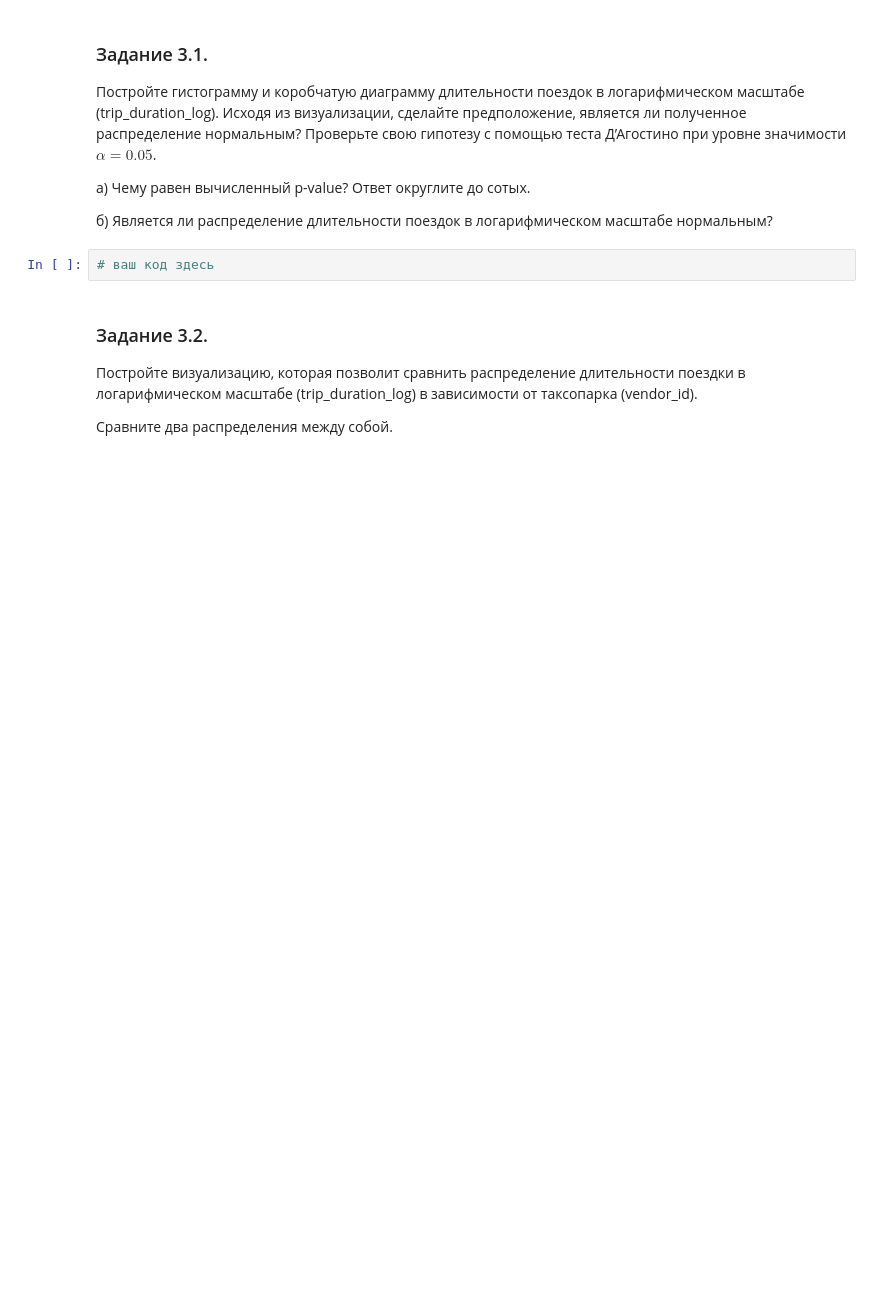
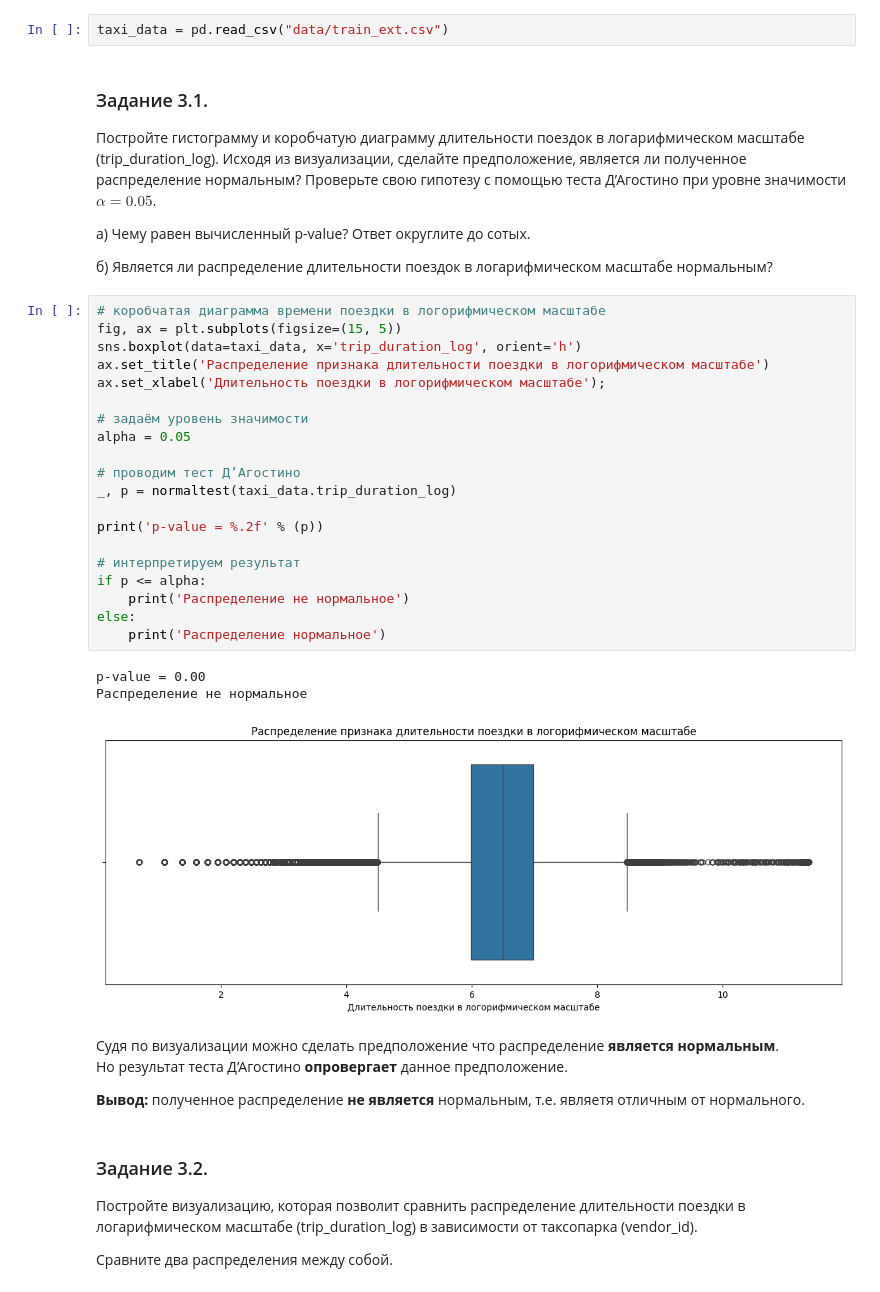
Before and after one commit to AntonYurkovskiy/Project_5_NY_City_Taxi_Trip_Duration, a Jupyter notebook: Project-5._Ноутбук-шаблон.ipynb, the cells around one changed output. Drawn from its saved outputs; the diff is of its cells as text; blank space fills up the shorter version.

```diff
--- a/Project-5._Ноутбук-шаблон.ipynb
+++ b/Project-5._Ноутбук-шаблон.ipynb
@@ -569,3 +565,5 @@ taxi_data['trip_duration_log'] = np.log(taxi_data['trip_duration']+1)
+# %%
+taxi_data = pd.read_csv("data/train_ext.csv")
 # %% [markdown]
 ### Задание 3.1.
 Постройте гистограмму и коробчатую диаграмму длительности поездок в логарифмическом масштабе (trip_duration_log).
@@ -575,8 +573,35 @@ taxi_data['trip_duration_log'] = np.log(taxi_data['trip_duration']+1)
 а) Чему равен вычисленный p-value? Ответ округлите до сотых.
 
 б) Является ли распределение длительности поездок в логарифмическом масштабе нормальным?
-# %%
-# ваш код здесь
+# %%
+# коробчатая диаграмма времени поездки в логорифмическом масштабе
+fig, ax = plt.subplots(figsize=(15, 5))
+sns.boxplot(data=taxi_data, x='trip_duration_log', orient='h')
+ax.set_title('Распределение признака длительности поездки в логорифмическом масштабе')
+ax.set_xlabel('Длительность поездки в логорифмическом масштабе');
+
+# задаём уровень значимости
+alpha = 0.05
+
+# проводим тест Д’Агостино
+_, p = normaltest(taxi_data.trip_duration_log)
+
+print('p-value = %.2f' % (p))
+
+# интерпретируем результат
+if p <= alpha:
+    print('Распределение не нормальное')
+else:
+    print('Распределение нормальное')
+# %% [output]
+p-value = 0.00
+Распределение не нормальное
+[figure, added]
+# %% [markdown]
+Судя по визуализации можно сделать предположение что распределение **является нормальным**.<br>
+Но результат теста Д’Агостино **опровергает** данное предположение.<br>
+
+**Вывод:** полученное распределение **не является** нормальным, т.е. являетя отличным от нормального.
 # %% [markdown]
 ### Задание 3.2.
 Постройте визуализацию, которая позволит сравнить распределение длительности поездки в логарифмическом масштабе (trip_duration_log) в зависимости от таксопарка (vendor_id).
```
Also changed, not shown: parts of 17 cells of this notebook.
